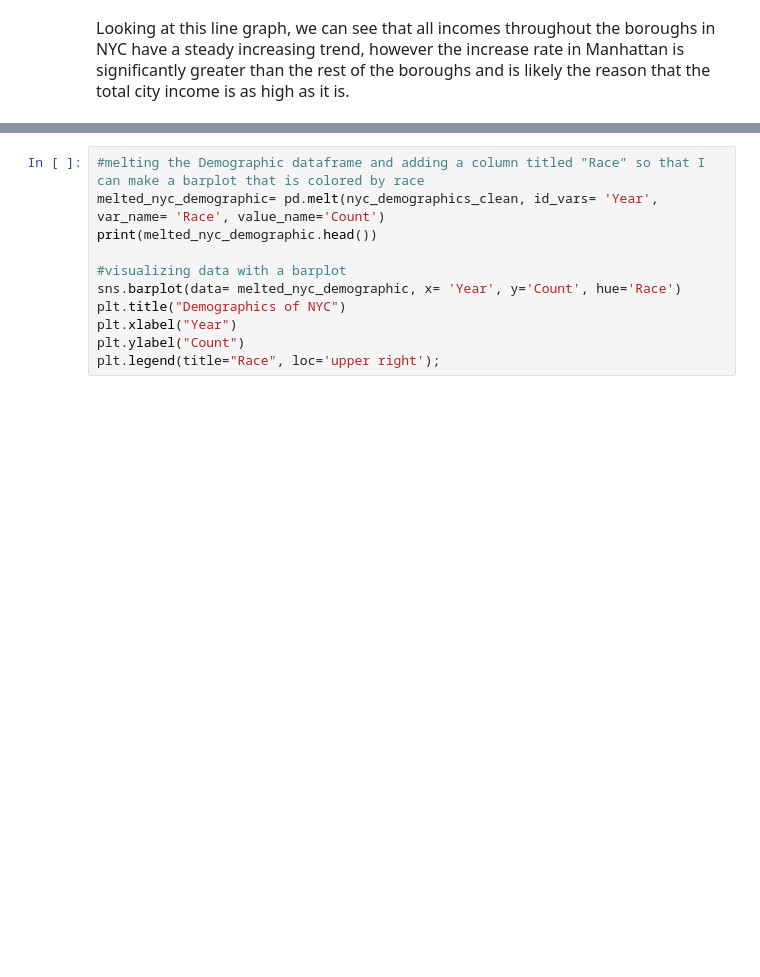
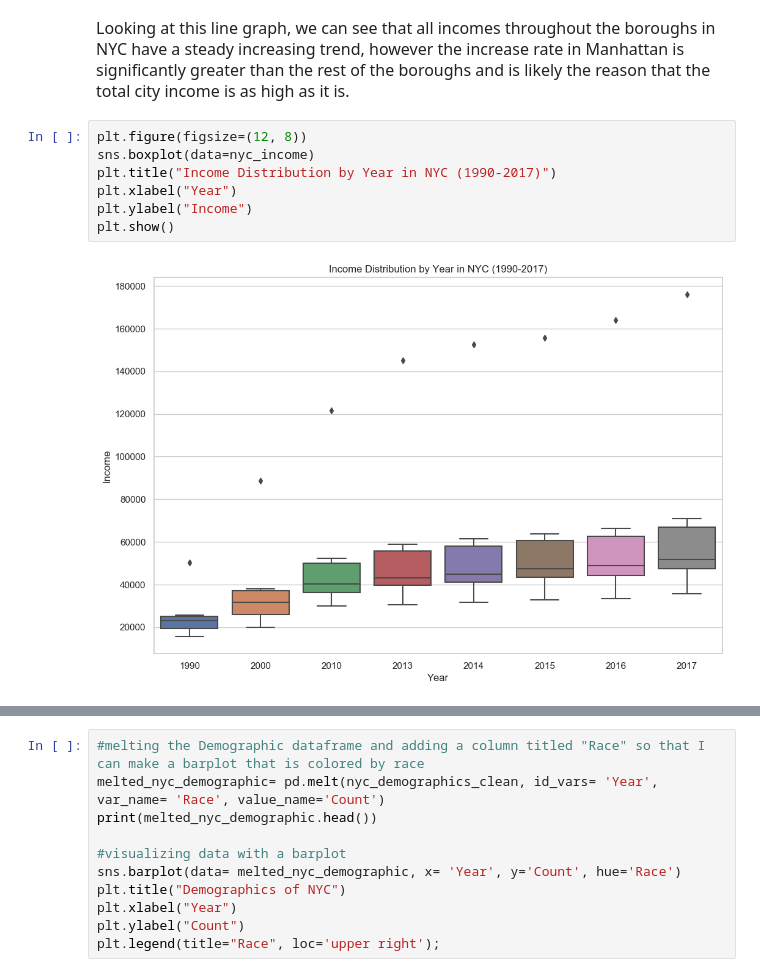
Before and after one commit to anikasparkle22/Info2950_final, a Jupyter notebook: Info 2950 Final.ipynb, the cells around one changed output, grey strips where cells are left out. Saved outputs shown, nothing was run; the diff lists cells and outputs as text; blank space fills up the shorter version.

Commit message:
Added box and whisker plots

```diff
--- a/Info 2950 Final.ipynb
+++ b/Info 2950 Final.ipynb
@@ -439,3 +439,12 @@ plt.legend(title="Borough",bbox_to_anchor=(-0.20, 1), loc='upper right')
 [figure]
 # %% [markdown]
 <p style="font-size: 16px">Looking at this line graph, we can see that all incomes throughout the boroughs in NYC have a steady increasing trend, however the increase rate in Manhattan is significantly greater than the rest of the boroughs and is likely the reason that the total city income is as high as it is.</p>
+# %%
+plt.figure(figsize=(12, 8))
+sns.boxplot(data=nyc_income)
+plt.title("Income Distribution by Year in NYC (1990-2017)")
+plt.xlabel("Year")
+plt.ylabel("Income")
+plt.show()
+# %% [output]
+[figure, added]
```
Also changed, not shown: parts of 5 cells of this notebook.
